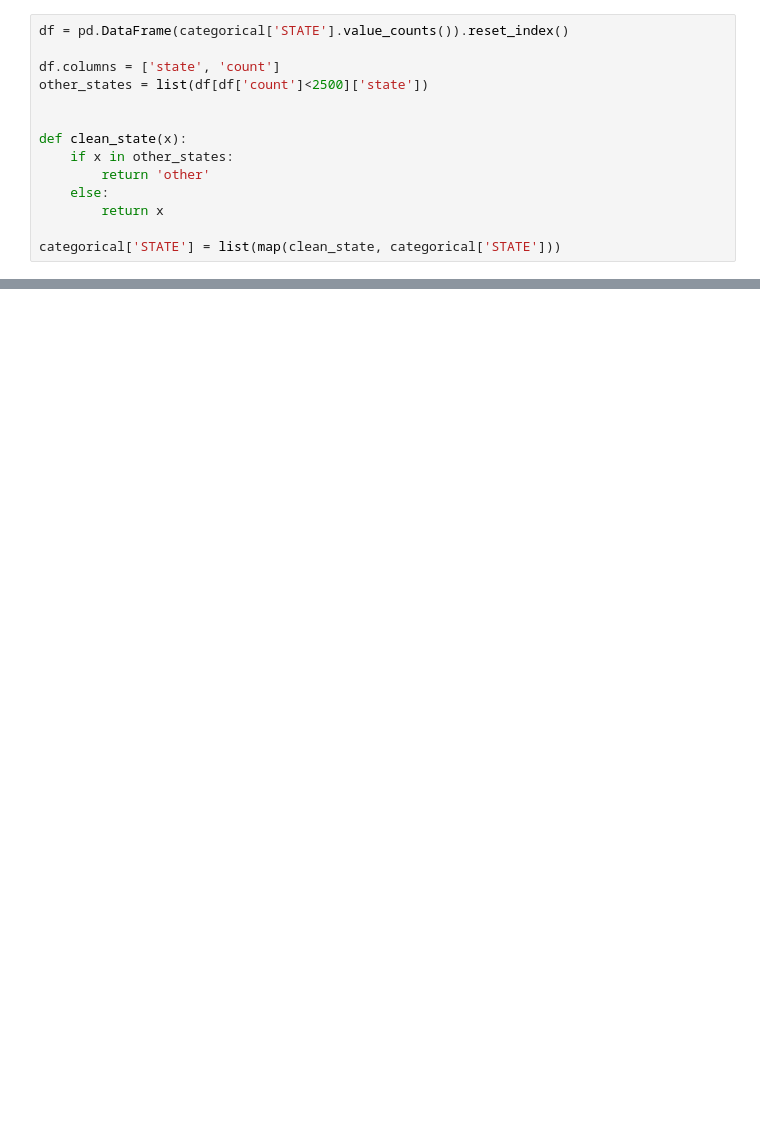
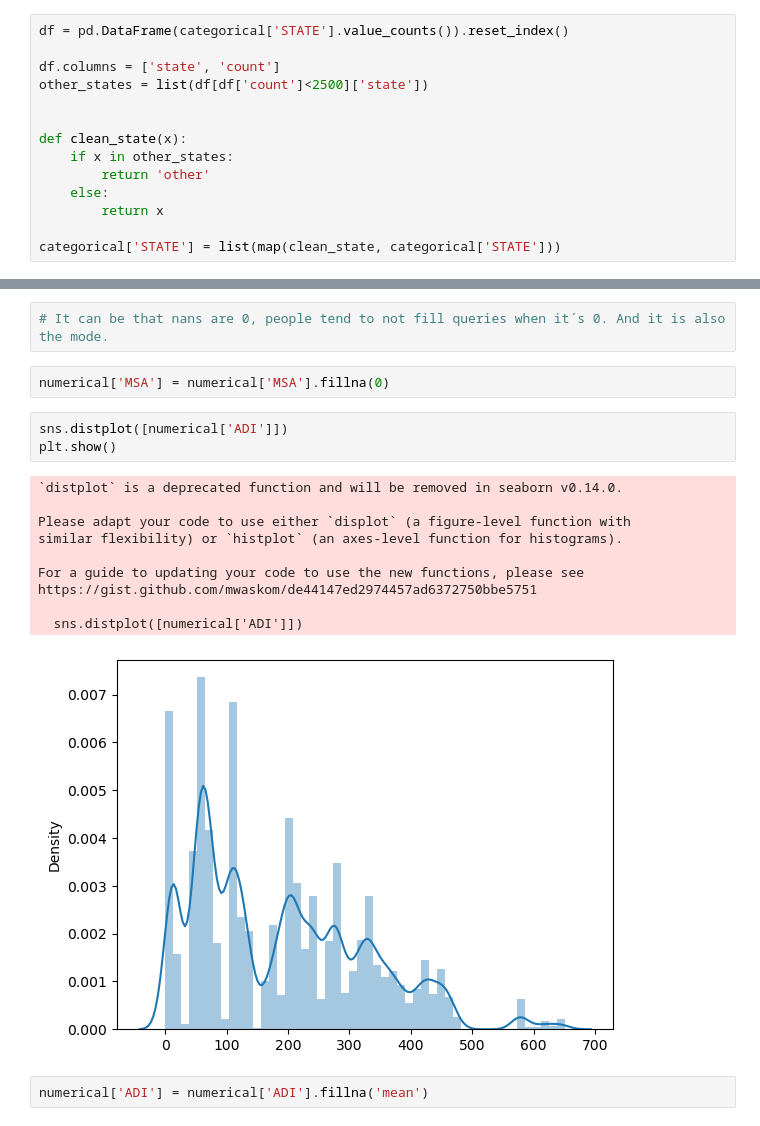
Before and after one commit to larahdm2/lab-revisiting-machine-learning, a Jupyter notebook: lab-revisiting-machine-learning.ipynb, the cells around one changed output, grey strips where cells are left out. Saved outputs shown, nothing was run; the diff lists cells and outputs as text; blank space fills up the shorter version.

```diff
--- a/lab-revisiting-machine-learning.ipynb
+++ b/lab-revisiting-machine-learning.ipynb
@@ -130,0 +154,20 @@ array(['IL', 'CA', 'NC', 'FL', 'other', 'IN', 'MI', 'MO', 'TX', 'WA',
+# %%
+# It can be that nans are 0, people tend to not fill queries when it´s 0. And it is also the mode.
+# %%
+numerical['MSA'] = numerical['MSA'].fillna(0)
+# %%
+sns.distplot([numerical['ADI']])
+plt.show()
+# %% [output]
+`distplot` is a deprecated function and will be removed in seaborn v0.14.0.
+
+Please adapt your code to use either `displot` (a figure-level function with
+similar flexibility) or `histplot` (an axes-level function for histograms).
+
+For a guide to updating your code to use the new functions, please see
+https://gist.github.com/mwaskom/de44147ed2974457ad6372750bbe5751
+
+  sns.distplot([numerical['ADI']])
+[figure, added]
+# %%
+numerical['ADI'] = numerical['ADI'].fillna('mean')
```
Also changed, not shown: parts of 31 cells of this notebook.
